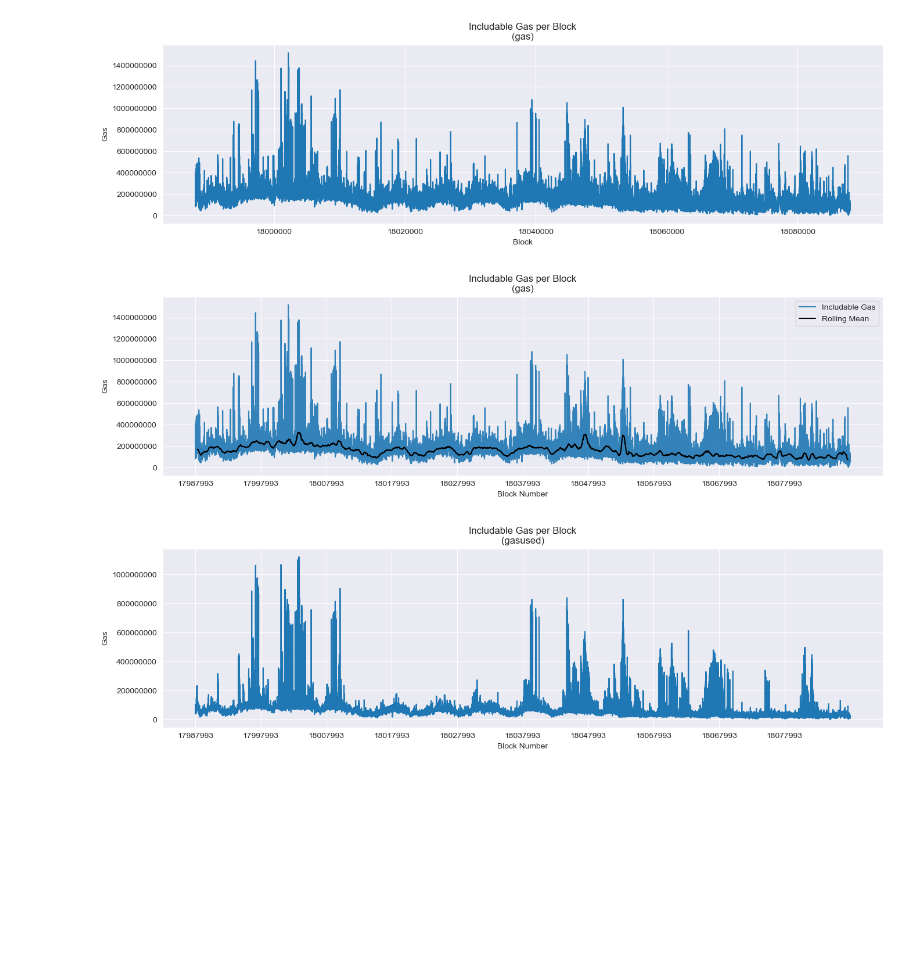
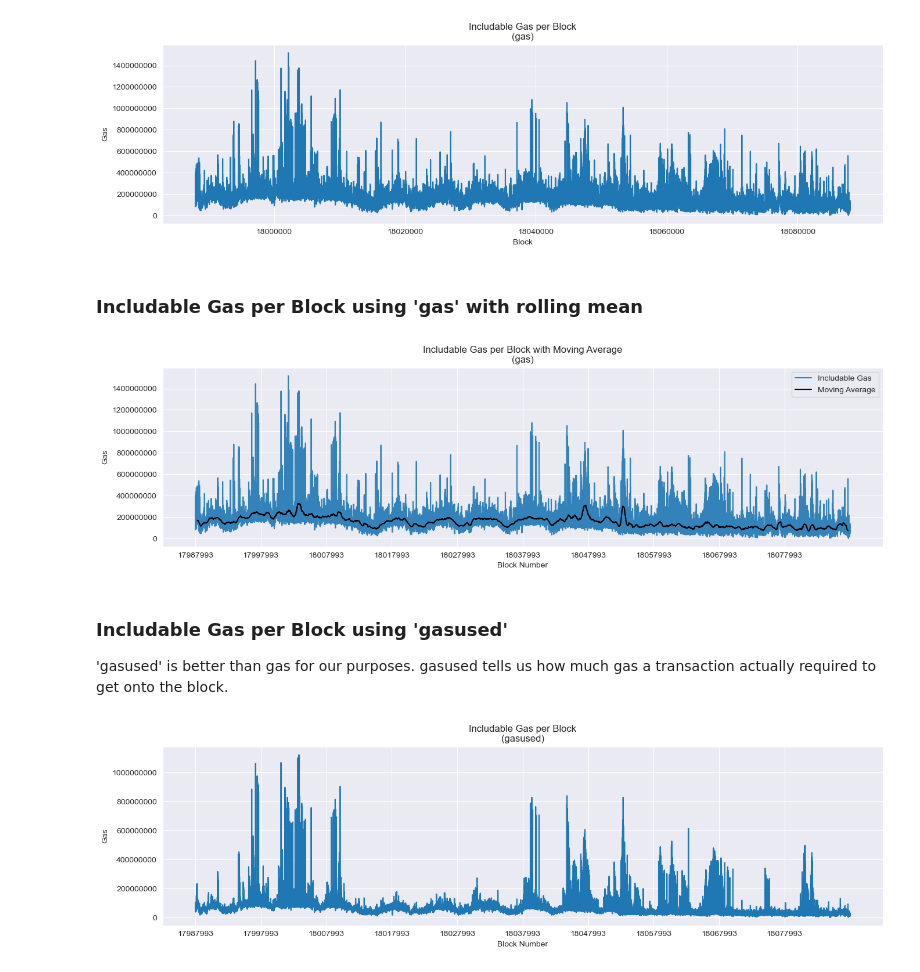
Before and after one commit to krzhang/camcos, a Jupyter notebook: CAMCOS_2023F/Data_Exploration/available_gas/includable_gas_master.ipynb, the cells around one changed output. Saved outputs shown, nothing was run; the diff lists cells and outputs as text; code cells hidden in the pictures; blank space fills up the shorter version.

```diff
--- a/CAMCOS_2023F/Data_Exploration/available_gas/includable_gas_master.ipynb
+++ b/CAMCOS_2023F/Data_Exploration/available_gas/includable_gas_master.ipynb
@@ -76,3 +81,6 @@ df = df.drop_duplicates(subset=['hash'], keep='first')
+# %%
+# drop the rows with the highest, top 1% of 'gasused'
+df = df[df['gasused'] < df['gasused'].quantile(0.99)]
 # %% [markdown]
 ## Initialization
 # %%
@@ -123,6 +129,6 @@ checkpoint at row 12009000 of 10217331
 ## Store
 # %%
 # write offset, gpb, gupb, txns to pickle file
-with open('includable_arrays.pickle', 'wb') as f:
+with open('includable_arrays_99.pickle', 'wb') as f:
     pickle.dump((offset, gpb, gupb, txns), f)
 # %% [markdown]
@@ -149,28 +161,33 @@ plt.ticklabel_format(style='plain')
 plt.show()
 # %% [output]
 [figure]
+# %% [markdown]
+### Includable Gas per Block using 'gas' with rolling mean
 # %%
 # Calculate the rolling mean
 includable_df['Rolling Mean'] = includable_df['GPB'].rolling(window=600, center=True).mean()
 
 sns.set_style('darkgrid')
 plt.figure(figsize=(16, 4))
 
 plt.plot(includable_df['Block'], includable_df['GPB'], label='Includable Gas', alpha = 0.9)
-plt.plot(includable_df['Block'], includable_df['Rolling Mean'], label='Rolling Mean', color='black')
+plt.plot(includable_df['Block'], includable_df['Rolling Mean'], label='Moving Average', color='black')
 
-plt.title('Includable Gas per Block\n(gas)')
+plt.title('Includable Gas per Block with Moving Average\n(gas)')
 plt.xlabel('Block Number')
 plt.ylabel('Gas')
 
 plt.xticks(np.arange(curblocknumber[0], curblocknumber[-1], 10000))
 plt.ticklabel_format(style='plain')
 
 plt.legend()
 
 plt.show()
 # %% [output]
-[figure, old version]
+[figure, new version]
+# %% [markdown]
+### Includable Gas per Block using 'gasused'
+'gasused' is better than gas for our purposes. gasused tells us how much gas a transaction actually required to get onto the block.
 # %%
 # plot gpb vs curblocknumber
 sns.set_style('darkgrid')
```
Also changed, not shown: parts of 35 cells of this notebook.
